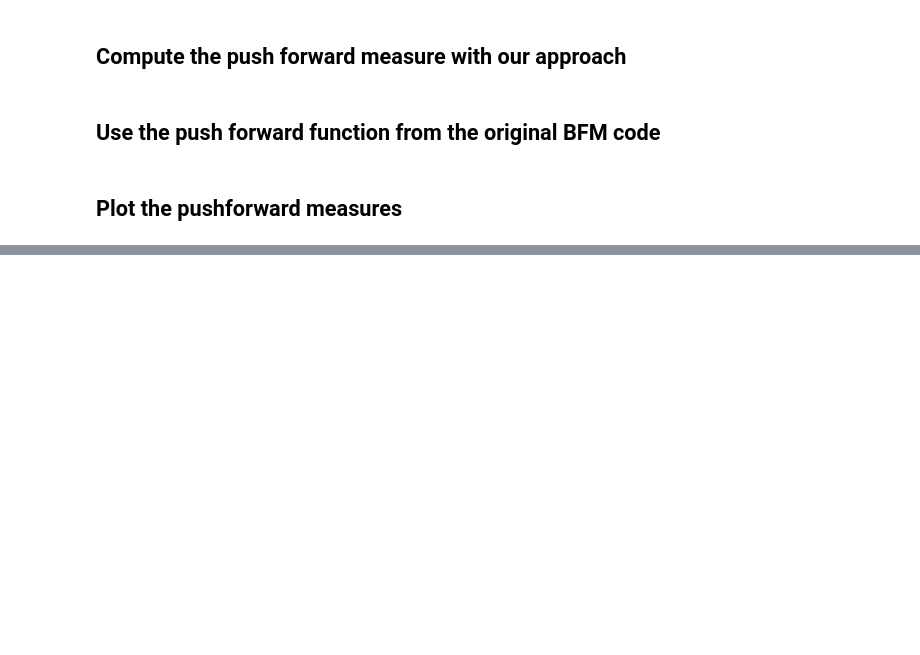
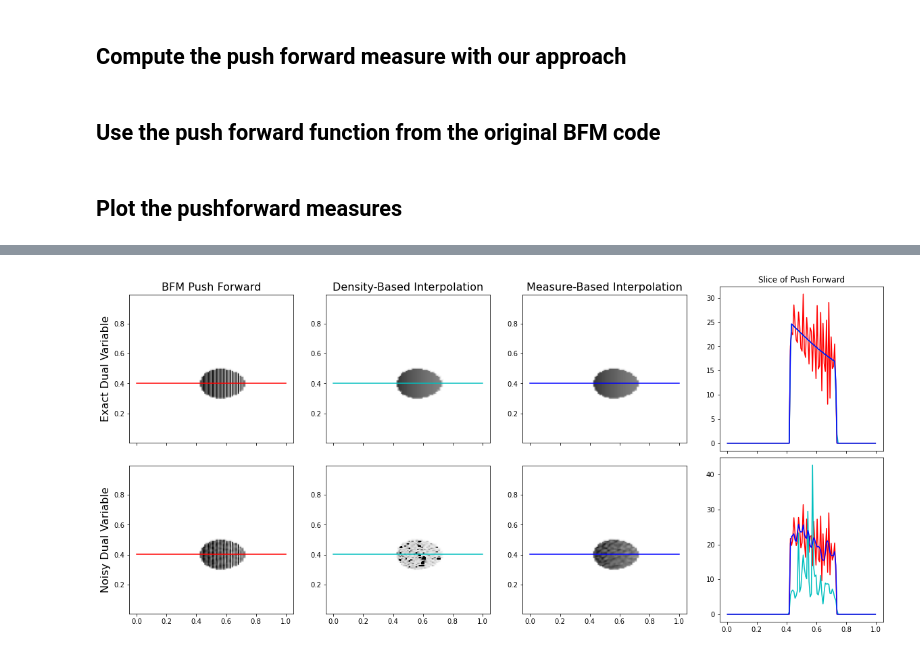
Before and after one commit to simda-muri/mmot, a Jupyter notebook: docs/source/examples/PushForwardTest.ipynb, the cells around one changed output, grey strips where cells are left out. Saved outputs shown, nothing was run; the diff lists cells and outputs as text; code cells hidden in the pictures; blank space fills up the shorter version.

Commit message:
Added a few additional push_forward functions.

```diff
--- a/docs/source/examples/PushForwardTest.ipynb
+++ b/docs/source/examples/PushForwardTest.ipynb
@@ -59,7 +58,16 @@ tgt_dens = mmot.push_forward2(f,src_dens, X1,X2)
+# %%
+noise = 1e-5*np.random.randn(*f.shape)
+
+tgt_dens2 = mmot.push_forward2(f,src_dens, X1,X2)
+tgt_dens2_noisy = mmot.push_forward2(f+noise,src_dens, X1,X2)
+
+tgt_dens3 = mmot.push_forward3(f,src_dens,X1,X2)
+tgt_dens3_noisy = mmot.push_forward3(f+noise, src_dens, X1, X2)
 # %% [markdown]
 ## Use the push forward function from the original BFM code
 # %%
 bf = BFM(n1, n2, src_dens)
-tgt_dens2 = mmot.push_forward(bf, f, src_dens, X1, X2)
+tgt_dens = mmot.push_forward(bf, f, src_dens, X1, X2)
+tgt_dens_noisy = mmot.push_forward(bf, f+noise, src_dens, X1, X2)
 # %% [markdown]
 ## Plot the pushforward measures
@@ -89,0 +74,49 @@ plt.show()
+# %%
+
+slice_ind = int(0.4*n1)
+plot_y = x2[slice_ind]
+
+fig, axs = plt.subplots(figsize=(20,15),ncols=4,nrows=2, sharex=True)
+
+axs[0,0].imshow(tgt_dens,extent=(x1[0],x1[-1],x2[0],x2[-1]),cmap='Greys',origin='lower',vmin=0,vmax=30)
+axs[0,0].plot([0,1],[plot_y,plot_y],'r')
+axs[0,0].set_title('BFM Push Forward',fontsize=16)
+axs[0,0].set_ylabel('Exact Dual Variable',fontsize=16)
+
+axs[1,0].imshow(tgt_dens_noisy,extent=(x1[0],x1[-1],x2[0],x2[-1]),cmap='Greys',origin='lower',vmin=0,vmax=30)
+axs[1,0].plot([0,1],[plot_y,plot_y],'r')
+axs[1,0].set_ylabel('Noisy Dual Variable',fontsize=16)
+
+
+axs[0,1].imshow(tgt_dens2,extent=(x1[0],x1[-1],x2[0],x2[-1]),cmap='Greys',origin='lower',vmin=0,vmax=30)
+axs[0,1].plot([0,1],[plot_y,plot_y],'c')
+axs[0,1].set_title('Density-Based Interpolation',fontsize=16)
+
+axs[1,1].imshow(tgt_dens2_noisy,extent=(x1[0],x1[-1],x2[0],x2[-1]),cmap='Greys',origin='lower',vmin=0,vmax=30)
+axs[1,1].plot([0,1],[plot_y,plot_y],'c')
+
+
+axs[0,2].imshow(tgt_dens3,extent=(x1[0],x1[-1],x2[0],x2[-1]),cmap='Greys',origin='lower',vmin=0,vmax=30)
+axs[0,2].plot([0,1],[plot_y,plot_y],'b')
+axs[0,2].set_title('Measure-Based Interpolation',fontsize=16)
+
+axs[1,2].imshow(tgt_dens3_noisy,extent=(x1[0],x1[-1],x2[0],x2[-1]),cmap='Greys',origin='lower',vmin=0,vmax=30)
+axs[1,2].plot([0,1],[plot_y,plot_y],'b')
+
+axs[0,3].plot(x1, tgt_dens[slice_ind,:],'r', label='BFM')
+axs[0,3].plot(x1, tgt_dens2[slice_ind,:],'c', label='Density Interpolated')
+axs[0,3].plot(x1, tgt_dens3[slice_ind,:],'b', label='Measure Interpolated')
+axs[0,3].set_title('Slice of Push Forward')
+axs[0,3].set_aspect(1./axs[0,3].get_data_ratio())
+
+axs[1,3].plot(x1, tgt_dens_noisy[slice_ind,:],'r', label='BFM')
+axs[1,3].plot(x1, tgt_dens2_noisy[slice_ind,:],'c', label='Density Interpolated')
+axs[1,3].plot(x1, tgt_dens3_noisy[slice_ind,:],'b', label='Measure Interpolated')
+axs[1,3].set_aspect(1./axs[1,3].get_data_ratio())
+
+plt.subplots_adjust(hspace=-0.55)
+
+plt.savefig('PushForwardComparison.pdf',bbox_inches='tight')
+plt.show()
+# %% [output]
+[figure, added]
```
Also changed, not shown: parts of 4 cells of this notebook, 5 other files.
